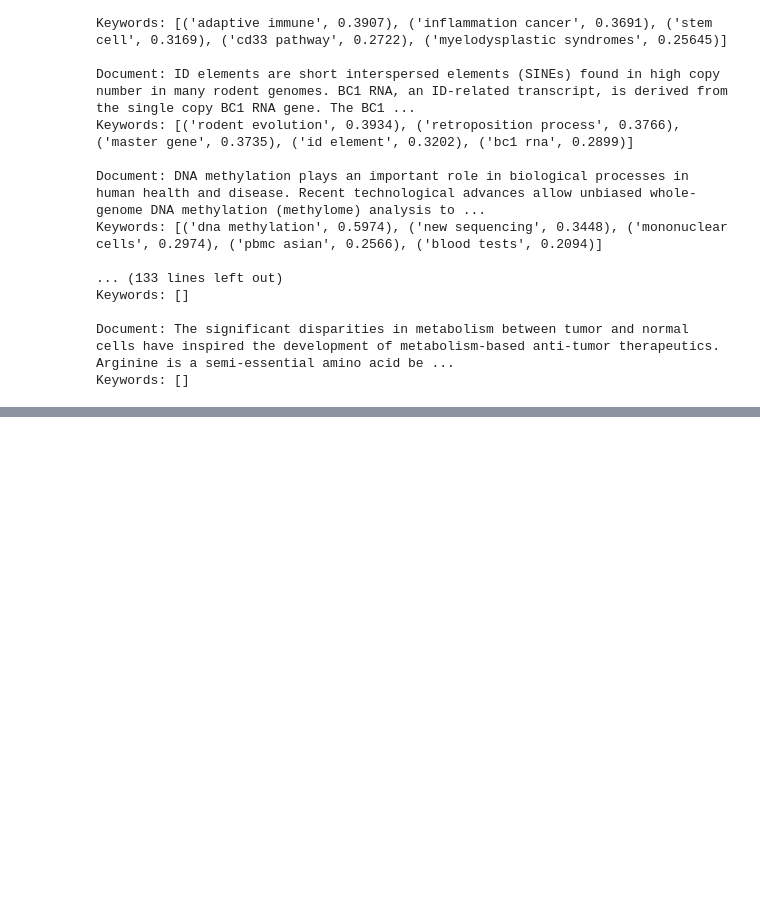
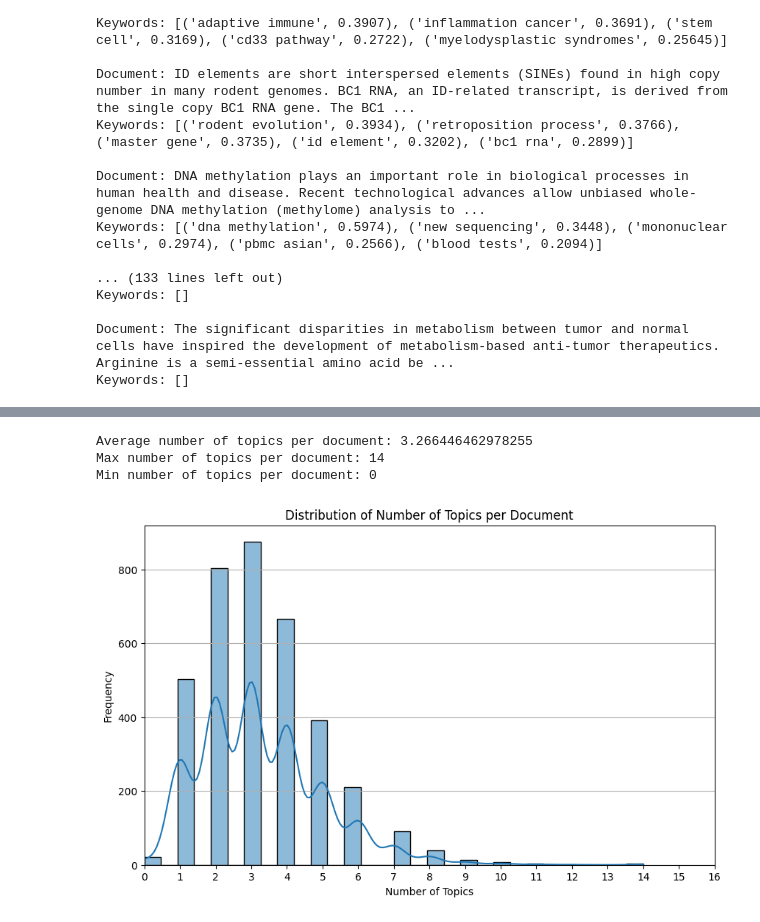
Before and after one commit to Brian-Konr/d2qplus, a Jupyter notebook: playground/topic_modeling.ipynb, the cells around one changed output, grey strips where cells are left out. Cells and saved outputs as stored; diff of their text form; code cells hidden in the pictures; blank space fills up the shorter version.

```diff
--- a/playground/topic_modeling.ipynb
+++ b/playground/topic_modeling.ipynb
@@ -273,0 +427,3 @@ Keywords: []
+# %%
+data = load_corpus(corpus_jsonl_path="/home/guest/r12922050/GitHub/d2qplus/data/nfcorpus/corpus.jsonl")
+topic_model, topic_data = extract_topics(data, model_name="all-MiniLM-L6-v2", min_topic_size=5, device="cuda:2")
@@ -273,0 +468,31 @@ Keywords: []
+# %%
+topic_cnt = []
+for docid in topic_data['doc_topics'].keys():
+    topic_cnt.append(len(topic_data['doc_topics'][docid]))
+
+print(f"Average number of topics per document: {sum(topic_cnt) / len(topic_cnt)}")
+print(f"Max number of topics per document: {max(topic_cnt)}")
+print(f"Min number of topics per document: {min(topic_cnt)}")
+# %% [output]
+Average number of topics per document: 3.266446462978255
+Max number of topics per document: 14
+Min number of topics per document: 0
+# %%
+# bar chart topic_cnt
+import matplotlib.pyplot as plt
+import seaborn as sns
+import numpy as np
+import pandas as pd
+
+
+plt.figure(figsize=(10, 6))
+sns.histplot(topic_cnt, bins=30, kde=True)
+plt.title('Distribution of Number of Topics per Document')
+plt.xlabel('Number of Topics')
+plt.ylabel('Frequency')
+plt.xlim(0, 16)
+plt.xticks(np.arange(0, 17, 1))
+plt.grid(axis='y')
+plt.show()
+# %% [output]
+[figure, added]
```
Also changed, not shown: parts of 27 cells of this notebook, 49 other files.
